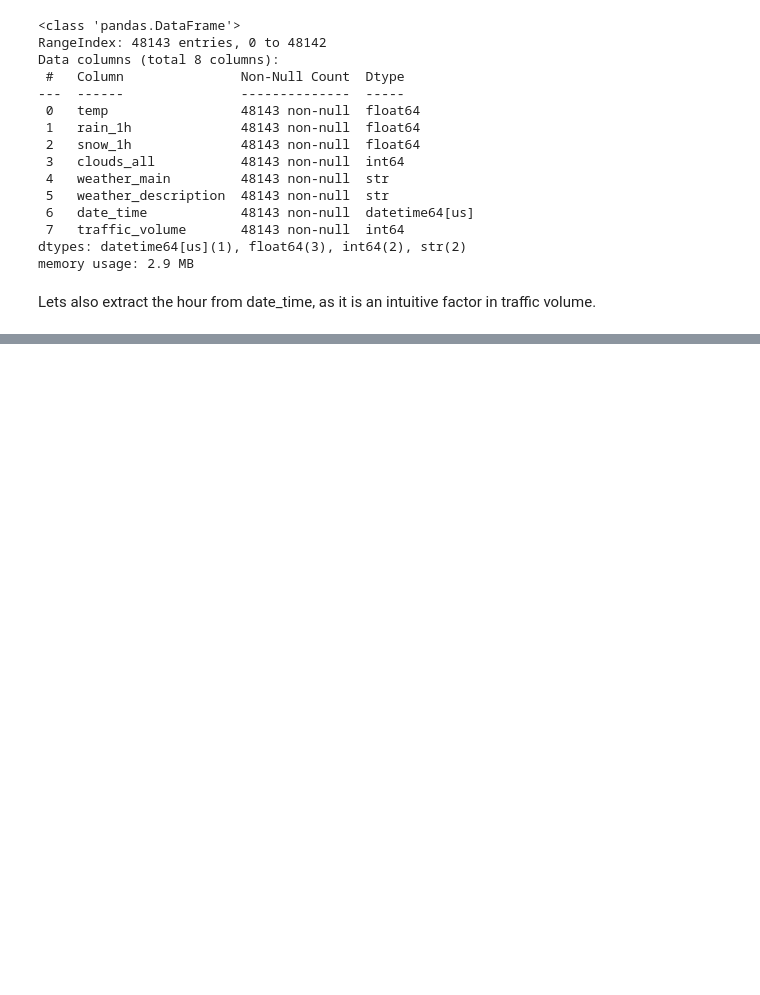
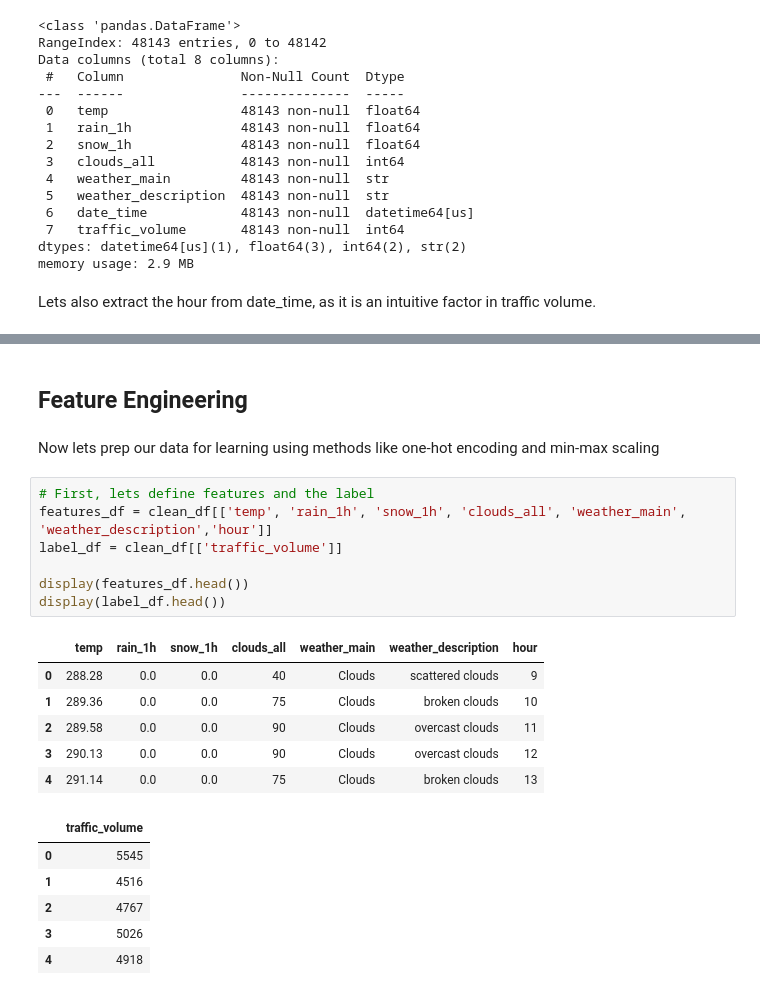
Before and after one commit to JoestarMario/Predicting_Traffic, a Jupyter notebook: Main.ipynb, the cells around one changed output, grey strips where cells are left out. Drawn from its saved outputs; the diff is of its cells as text; blank space fills up the shorter version.

Commit message:
Feature Engineering

```diff
--- a/Main.ipynb
+++ b/Main.ipynb
@@ -121,0 +125,24 @@ clean_df.head()
+# %% [markdown]
+## Feature Engineering
+# %% [markdown]
+Now lets prep our data for learning using methods like one-hot encoding and min-max scaling
+# %%
+# First, lets define features and the label
+features_df = clean_df[['temp', 'rain_1h', 'snow_1h', 'clouds_all', 'weather_main', 'weather_description','hour']]
+label_df = clean_df[['traffic_volume']]
+
+display(features_df.head())
+display(label_df.head())
+# %% [output]
+|  | temp | rain_1h | snow_1h | clouds_all | weather_main | weather_description | hour |
+| 0 | 288.28 | 0.0 | 0.0 | 40 | Clouds | scattered clouds | 9 |
+| 1 | 289.36 | 0.0 | 0.0 | 75 | Clouds | broken clouds | 10 |
+| 2 | 289.58 | 0.0 | 0.0 | 90 | Clouds | overcast clouds | 11 |
+| 3 | 290.13 | 0.0 | 0.0 | 90 | Clouds | overcast clouds | 12 |
+| 4 | 291.14 | 0.0 | 0.0 | 75 | Clouds | broken clouds | 13 |
+|  | traffic_volume |
+| 0 | 5545 |
+| 1 | 4516 |
+| 2 | 4767 |
+| 3 | 5026 |
+| 4 | 4918 |
```
Also changed, not shown: parts of 3 cells of this notebook.
